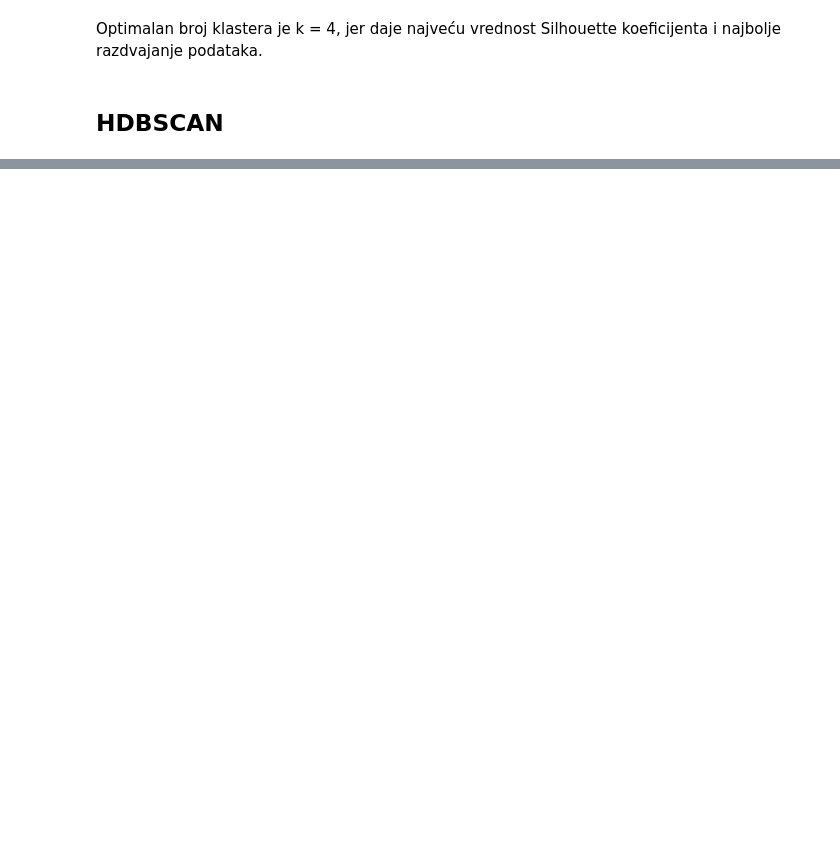
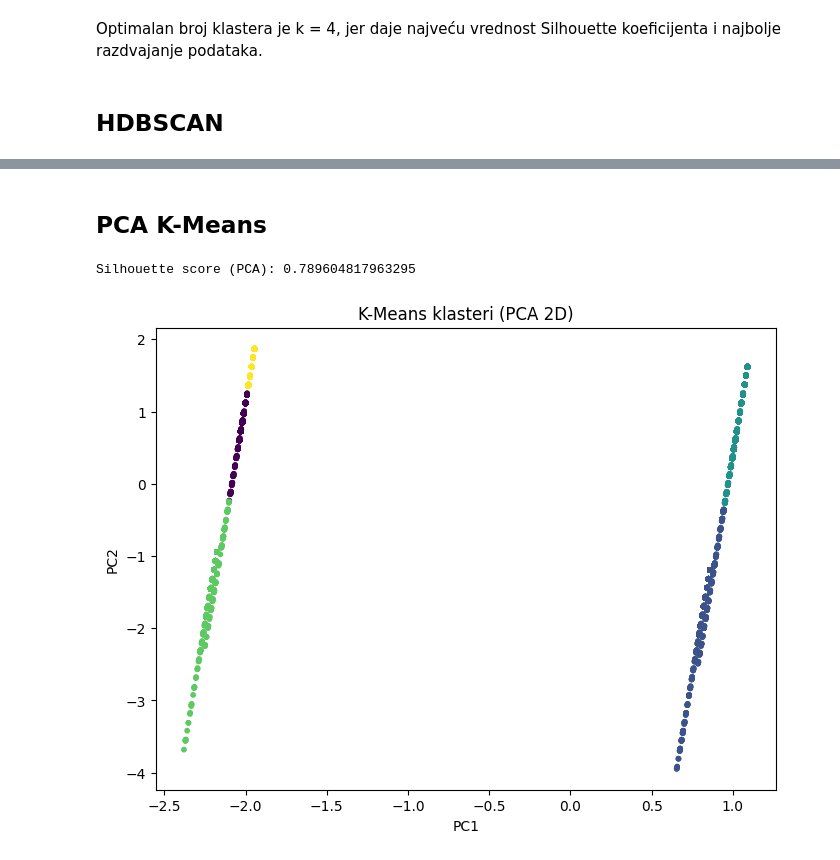
Before and after one commit to Stefan-011/Machine-learning-clustering, a Jupyter notebook: notebook_project.ipynb, the cells around one changed output, grey strips where cells are left out. Drawn from its saved outputs; the diff is of its cells as text; code cells hidden in the pictures; blank space fills up the shorter version.

```diff
--- a/notebook_project.ipynb
+++ b/notebook_project.ipynb
@@ -393,0 +396,23 @@ Silhouette score (log transformacija): 0.22847897959667746
+# %%
+import numpy as np
+from sklearn.preprocessing import StandardScaler
+from sklearn.cluster import KMeans
+from sklearn.metrics import silhouette_score
+from scipy.stats.mstats import winsorize
+
+df4 = df_original[num_cols].copy()
+
+for col in df4.columns:
+    df4[col] = winsorize(df4[col], limits=[0.01, 0.01])
+
+
+scaler4 = StandardScaler()
+X4 = scaler4.fit_transform(df4)
+
+
+kmeans4 = KMeans(n_clusters=3, random_state=42, n_init=10)
+labels4 = kmeans4.fit_predict(X4)
+
+
+score4 = silhouette_score(X4, labels4)
+print("Silhouette score (Winsorization):", score4)
@@ -661,0 +725,27 @@ plt.show()
+# %% [markdown]
+## PCA K-Means
+# %%
+from sklearn.cluster import KMeans
+from sklearn.metrics import silhouette_score
+
+kmeans_pca = KMeans(n_clusters=5, random_state=42)
+labels_pca = kmeans_pca.fit_predict(data_pca)
+
+score_pca = silhouette_score(data_pca, labels_pca)
+print("Silhouette score (PCA):", score_pca)
+
+pca_2d = PCA(n_components=2)
+data_2d = pca_2d.fit_transform(data_scaled)
+
+kmeans_2d = KMeans(n_clusters=5, random_state=42)
+labels_2d = kmeans_2d.fit_predict(data_2d)
+
+plt.figure(figsize=(8,6))
+plt.scatter(data_2d[:,0], data_2d[:,1], c=labels_2d, cmap='viridis', s=10)
+plt.title("K-Means klasteri (PCA 2D)")
+plt.xlabel("PC1")
+plt.ylabel("PC2")
+plt.show()
+# %% [output]
+Silhouette score (PCA): 0.789604817963295
+[figure, added]
```
Also changed, not shown: parts of 26 cells of this notebook.
